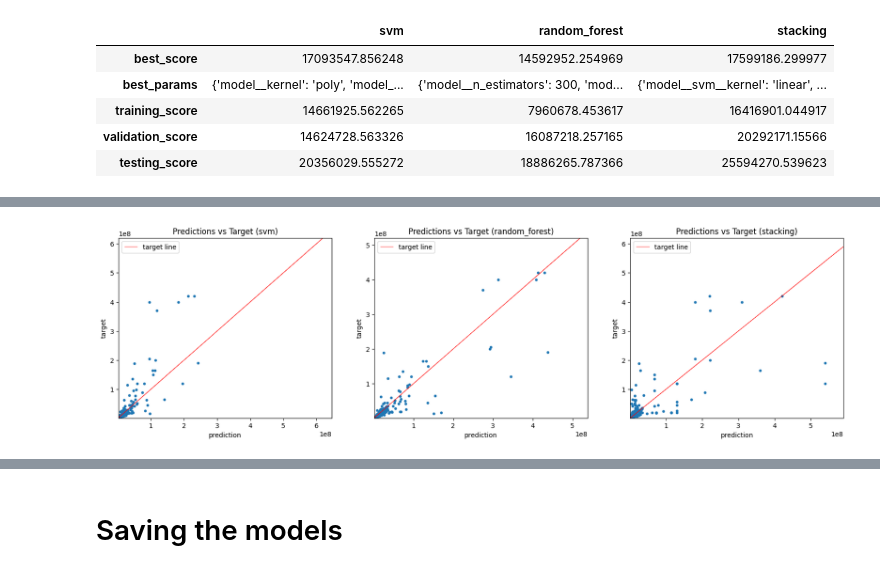
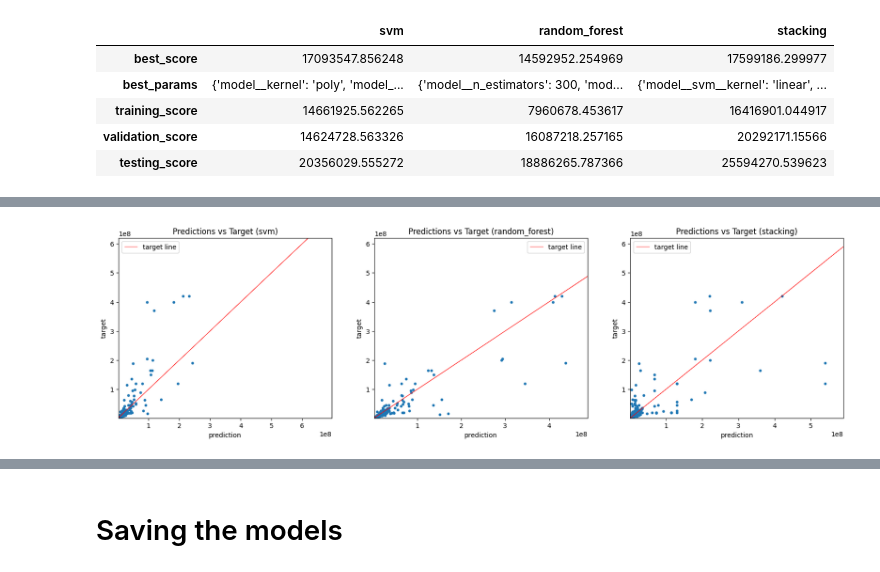
Before and after one commit to JerickoDG/HousingPH, a Jupyter notebook: notebooks/training_and_eval.ipynb, the cells around one changed output, grey strips where cells are left out. Saved outputs shown, nothing was run; the diff lists cells and outputs as text; code cells hidden in the pictures.

Commit message:
modification: new models, data splits, and changes in notebooks

```diff
--- a/notebooks/training_and_eval.ipynb
+++ b/notebooks/training_and_eval.ipynb
@@ -49,3 +61,5 @@ df_copy.head()
 # %%
 X = df_copy.drop(['Price'], axis=1)
 y = df_copy['Price']
+
+X_train, X_test, X_valid, y_train, y_valid, y_test = generate_data_splits(X, y)
@@ -56,4 +122,21 @@ X_train, X_valid, y_train, y_valid = train_test_split(X_train, y_train, test_siz
+# %%
+def load_data_splits(version):
+    data_splits_version_folder = os.path.join("..", DATA_PROCESSED_PATH, version)
+    for split in os.listdir(data_splits_version_folder):
+        if split == "test":
+            X_test = pd.read_csv(os.path.join(data_splits_version_folder, split, "features", "X_test.csv"))
+            y_test = pd.read_csv(os.path.join(data_splits_version_folder, split, "targets", "y_test.csv"))
+        elif split == "valid":
+            X_valid = pd.read_csv(os.path.join(data_splits_version_folder, split, "features", "X_valid.csv"))
+            y_valid = pd.read_csv(os.path.join(data_splits_version_folder, split, "targets", "y_valid.csv"))
+        elif split == "train":
+            X_train = pd.read_csv(os.path.join(data_splits_version_folder, split, "features", "X_train.csv"))
+            y_train = pd.read_csv(os.path.join(data_splits_version_folder, split, "targets", "y_train.csv"))
+
+    return X_train, X_test, X_valid, y_train, y_valid, y_test
 # %%
+X_train, X_test, X_valid, y_train, y_valid, y_test = load_data_splits("v1")
+
 print(f"Shape of Training Data: {X_train.shape}")
 print(f"Shape of Validating Data: {X_valid.shape}")
 print(f"Shape of Testing Data: {X_test.shape}")
@@ -206,18 +287,18 @@ model_scores_and_params_df
 # %%
-def plot_target_vs_predictions(ax, model_name, X, y, x_max_add=0, y_max_add=0):
-    # plt.figure(figsize=(10, 5))
+def plot_target_vs_predictions(ax, model_name, X, y, x_max_add=0, y_max_add=0, show_single_outlier=True):
 
     predictions = model_pipelines[model_name].predict(X)
 
-    # Find axes limits (min and max)
-    x_min = min(predictions)
-    x_max = max(predictions) + x_max_add  # Adjust accordingly to improve scatterplot presentation, same with y_max
-    y_min = min(y)
-    y_max = sorted(y, reverse=True)[1] + y_max_add # Getting the second to the largest test target removes the 2.5B pesos house price
+    if show_single_outlier == False:
+        # Find axes limits (min and max)
+        x_min = min(predictions)
+        x_max = max(predictions) + x_max_add  # Adjust accordingly to improve scatterplot presentation, same with y_max
+        y_min = min(y)
+        y_max = sorted(y, reverse=True)[1] + y_max_add # Getting the second to the largest test target removes the 2.5B pesos house price
 
-    # Set the axis limits
-    ax.set_xlim(x_min, x_max)
-    ax.set_ylim(y_min, y_max)
+        # Set the axis limits
+        ax.set_xlim(x_min, x_max)
+        ax.set_ylim(y_min, y_max)
 
     ax.scatter(predictions, y, s=10)
     ax.plot(y, y, color='red', linewidth=0.5, label='target line')
@@ -228,8 +317,8 @@ def plot_target_vs_predictions(ax, model_name, X, y, x_max_add=0, y_max_add=0):
 # %%
 fig, axes = plt.subplots(1, 3, figsize=(20, 5))
 
-plot_target_vs_predictions(axes[0], "svm", X_test, y_test, x_max_add=0, y_max_add=200000000)
-plot_target_vs_predictions(axes[1], "random_forest", X_test, y_test, x_max_add=100000000, y_max_add=100000000)
-plot_target_vs_predictions(axes[2], "stacking", X_test, y_test, x_max_add=50000000, y_max_add=200000000)
+plot_target_vs_predictions(axes[0], "svm", X_test, y_test, x_max_add=50000000, y_max_add=200000000, show_single_outlier=False)
+plot_target_vs_predictions(axes[1], "random_forest", X_test, y_test, x_max_add=50000000, y_max_add=200000000, show_single_outlier=False)
+plot_target_vs_predictions(axes[2], "stacking", X_test, y_test, x_max_add=50000000, y_max_add=200000000, show_single_outlier=False)
 # %% [output]
-[figure, old version]
+[figure, new version]
```
Also changed, not shown: parts of 31 cells of this notebook, 13 other files.
